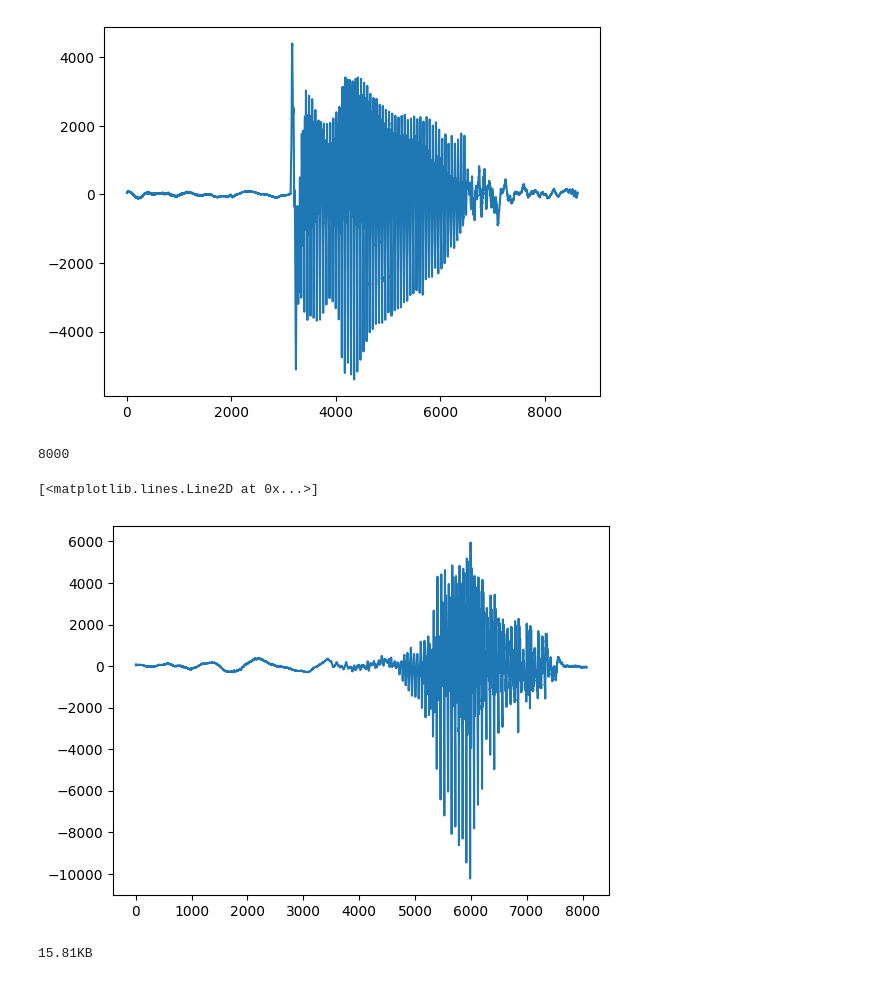
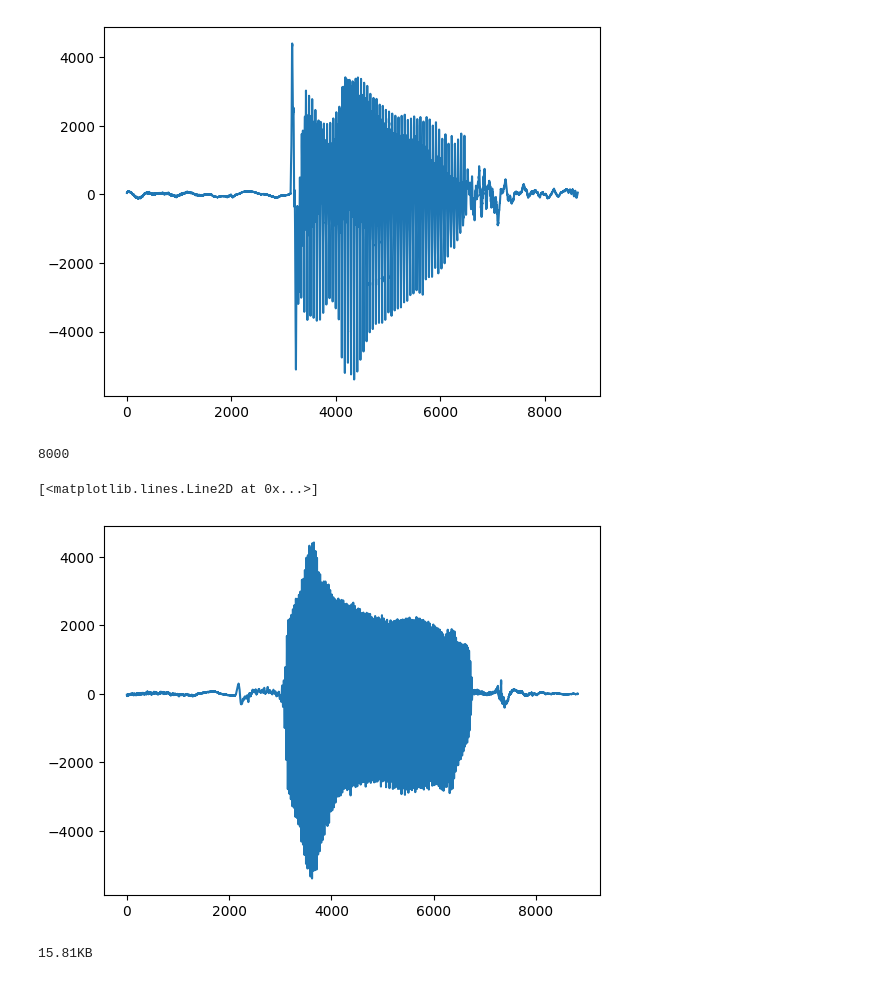
Before and after one commit to teleplayer123/audio_recognition, a Jupyter notebook: audio_processing.ipynb, the cells around one changed output. Saved outputs shown, nothing was run; the diff lists cells and outputs as text; code cells hidden in the pictures.

```diff
--- a/audio_processing.ipynb
+++ b/audio_processing.ipynb
@@ -190,16 +190,16 @@ Sample Rate: 8000
 # %%
 rgb_dir = os.path.join(os.getcwd(), "rgb_wavs", "rgb")
 label_names = ["red", "green", "blue"]
 audio_paths = [os.path.join(rgb_dir, c) for c in label_names]
 
-audio_path = os.path.join(os.getcwd(), "rgb_wavs", "rgb", "red", "red2.wav")
+audio_path = os.path.join(os.getcwd(), "rgb_wavs", "rgb", "red", "red4.wav")
 sr, a = wavfile.read(audio_path)
 print(sr)
 plt.plot(a)
 # %% [output]
 8000
 [<matplotlib.lines.Line2D at 0x...>]
-[figure, old version]
+[figure, new version]
 # %%
 def convert_bytes(n_bytes):
     units = ["B", "KB", "MB", "GB", "TB", "PB"]
```
Also changed, not shown: parts of 2 cells of this notebook.
